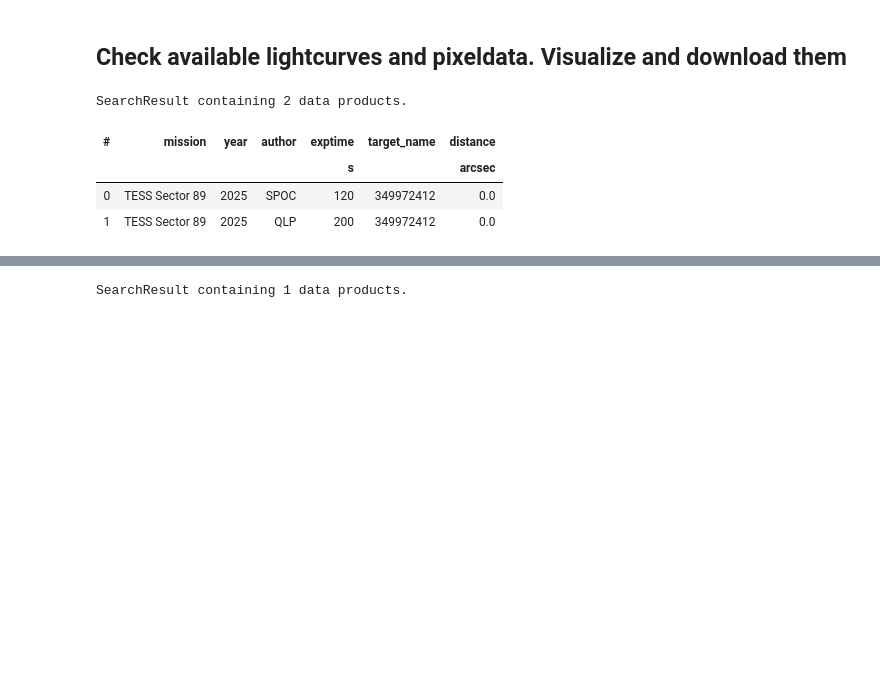
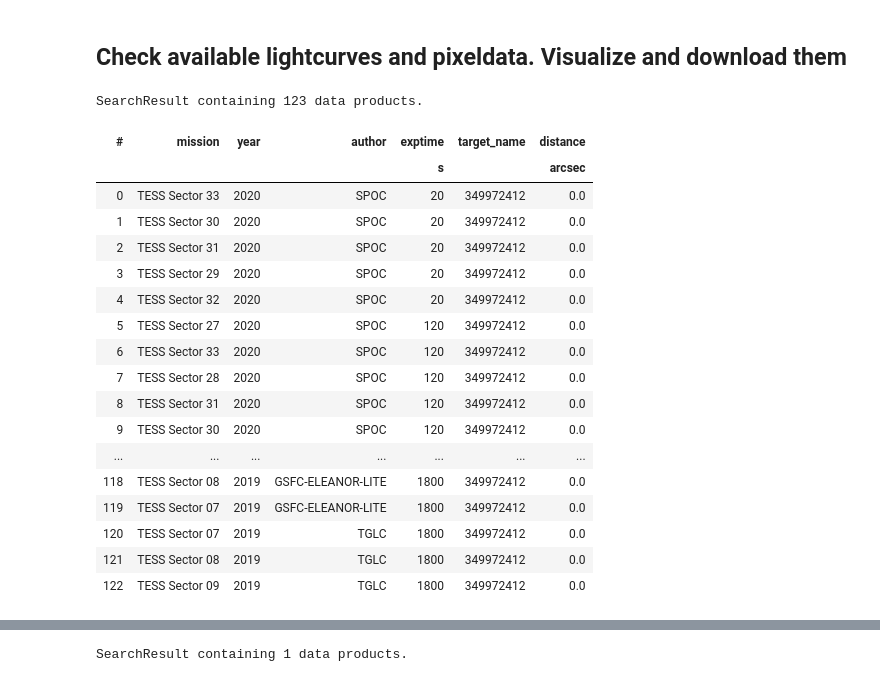
Before and after one commit to lichtgestalter/curvesimulator, a Jupyter notebook: evaluation/get_flux_data.ipynb, the cells around one changed output, grey strips where cells are left out. Saved outputs shown, nothing was run; the diff lists cells and outputs as text; code cells hidden in the pictures; blank space fills up the shorter version.

```diff
--- a/evaluation/get_flux_data.ipynb
+++ b/evaluation/get_flux_data.ipynb
@@ -8,15 +8,30 @@ from lightkurve import search_targetpixelfile
 # %%
 # search_result = lk.search_lightcurve('TIC349972412', cadence='long')
 # search_result = lk.search_lightcurve('TIC349972412', author='TESS-SPOC', cadence='long')
-search_result = lk.search_lightcurve('TIC349972412', sector=89)
+search_result = lk.search_lightcurve('TIC349972412')
+# search_result = lk.search_lightcurve('TIC349972412', sector=89)
 # search_result = lk.search_lightcurve('TIC349972412', author='QLP', cadence='long')
 # search_result = lk.search_lightcurve('TOI-4504', author='Tess', cadence='long')
 # lc_collection = search_result.download_all()
 # lc_collection.plot();
 search_result
 # %% [output]
-SearchResult containing 2 data products.
+SearchResult containing 123 data products.
 | # | mission | year | author | exptime | target_name | distance |
 |  |  |  |  | s |  | arcsec |
-| 0 | TESS Sector 89 | 2025 | SPOC | 120 | 349972412 | 0.0 |
-| 1 | TESS Sector 89 | 2025 | QLP | 200 | 349972412 | 0.0 |
+| 0 | TESS Sector 33 | 2020 | SPOC | 20 | 349972412 | 0.0 |
+| 1 | TESS Sector 30 | 2020 | SPOC | 20 | 349972412 | 0.0 |
+| 2 | TESS Sector 31 | 2020 | SPOC | 20 | 349972412 | 0.0 |
+| 3 | TESS Sector 29 | 2020 | SPOC | 20 | 349972412 | 0.0 |
+| 4 | TESS Sector 32 | 2020 | SPOC | 20 | 349972412 | 0.0 |
+| 5 | TESS Sector 27 | 2020 | SPOC | 120 | 349972412 | 0.0 |
+| 6 | TESS Sector 33 | 2020 | SPOC | 120 | 349972412 | 0.0 |
+| 7 | TESS Sector 28 | 2020 | SPOC | 120 | 349972412 | 0.0 |
+| 8 | TESS Sector 31 | 2020 | SPOC | 120 | 349972412 | 0.0 |
+| 9 | TESS Sector 30 | 2020 | SPOC | 120 | 349972412 | 0.0 |
+| ... | ... | ... | ... | ... | ... | ... |
+| 118 | TESS Sector 08 | 2019 | GSFC-ELEANOR-LITE | 1800 | 349972412 | 0.0 |
+| 119 | TESS Sector 07 | 2019 | GSFC-ELEANOR-LITE | 1800 | 349972412 | 0.0 |
+| 120 | TESS Sector 07 | 2019 | TGLC | 1800 | 349972412 | 0.0 |
+| 121 | TESS Sector 08 | 2019 | TGLC | 1800 | 349972412 | 0.0 |
+| 122 | TESS Sector 09 | 2019 | TGLC | 1800 | 349972412 | 0.0 |
```
Also changed, not shown: parts of 5 cells of this notebook, 1 other file.
